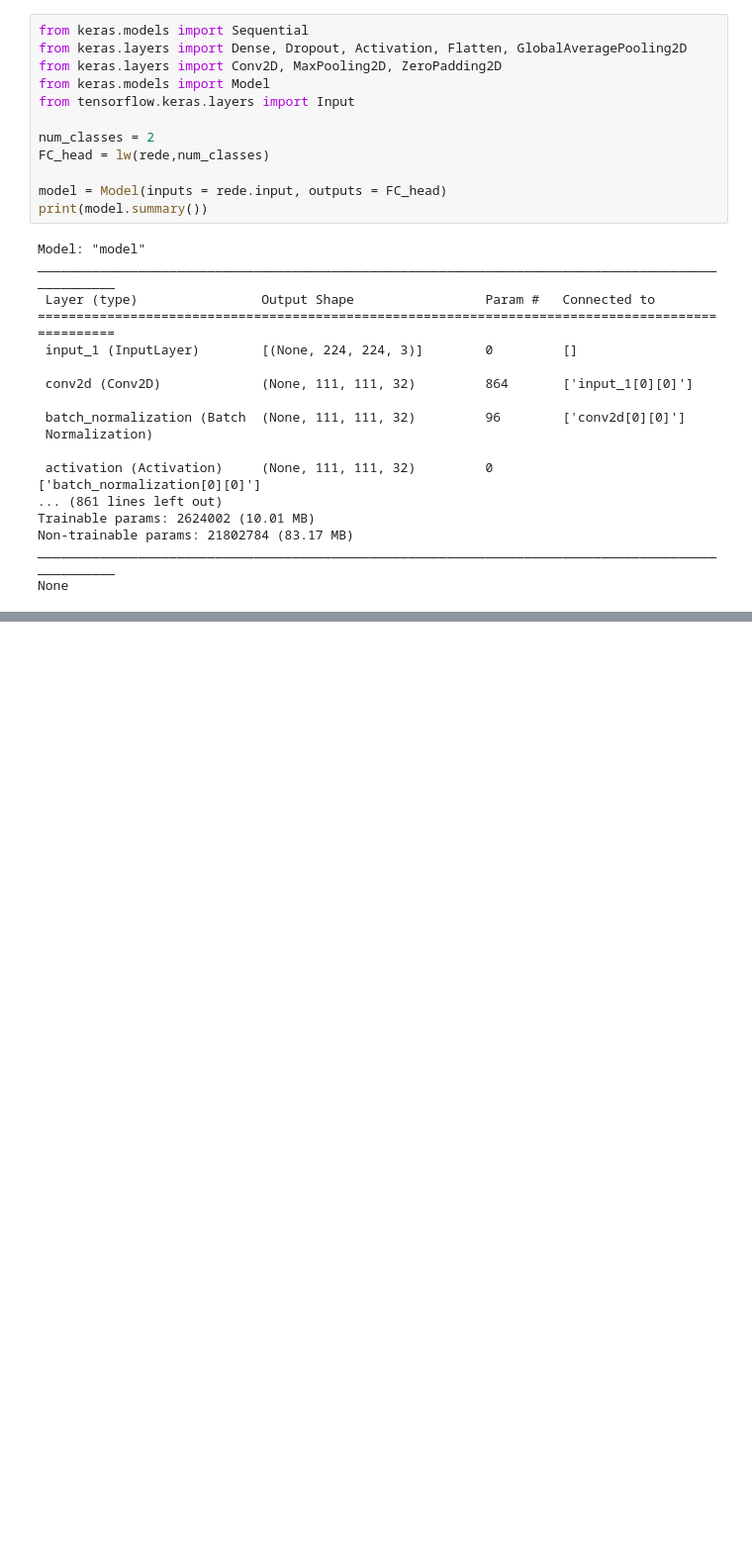
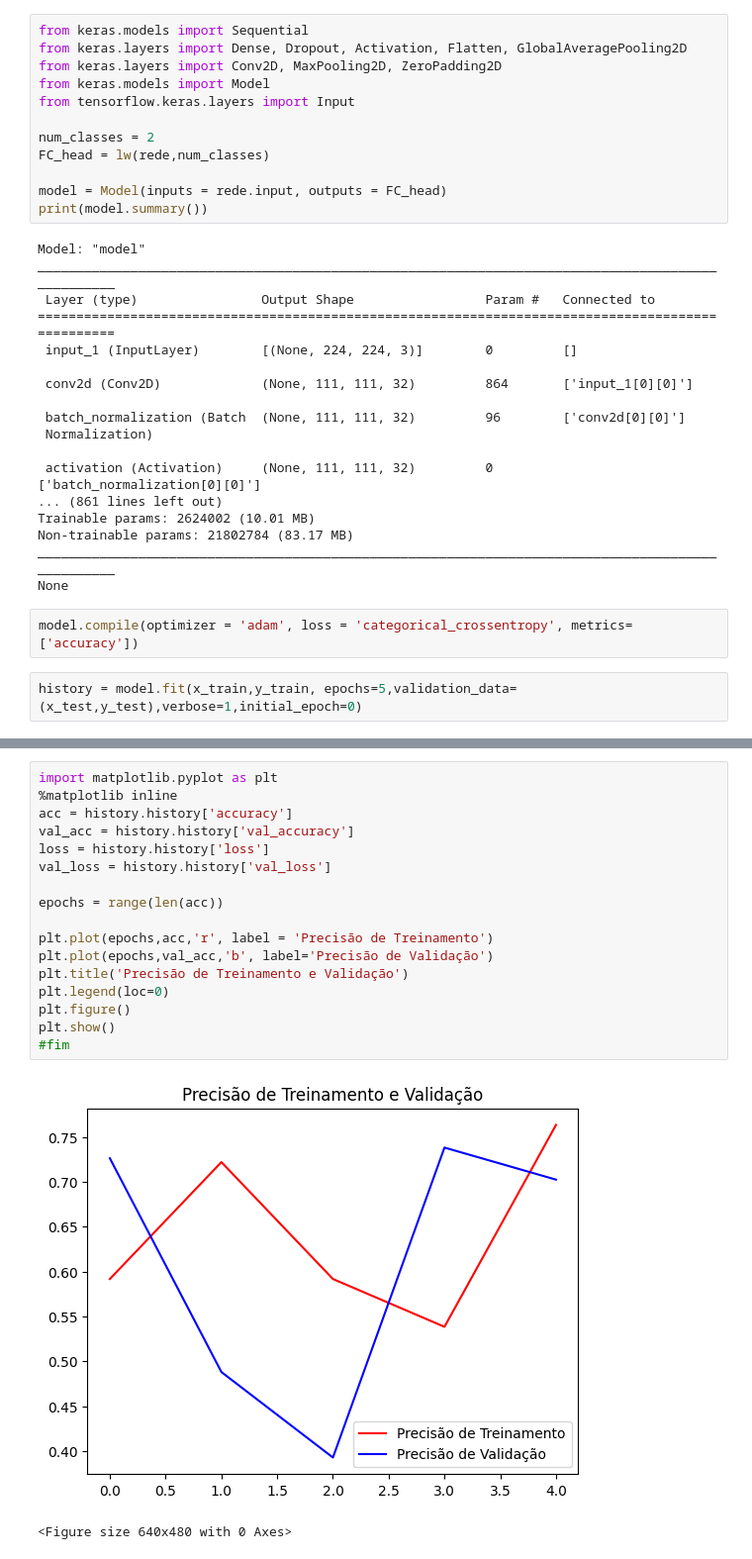
Before and after one commit to Nathan-Nicolau/RedesNeuraisTCC, a Jupyter notebook: Modelo_InceptionV3.ipynb, the cells around one changed output, grey strips where cells are left out. Shown at 99% size. Drawn from its saved outputs; the diff is of its cells as text; blank space fills up the shorter version.

```diff
--- a/Modelo_InceptionV3.ipynb
+++ b/Modelo_InceptionV3.ipynb
@@ -169,3 +169,7 @@ Trainable params: 2624002 (10.01 MB)
 Non-trainable params: 21802784 (83.17 MB)
 __________________________________________________________________________________________________
 None
+# %%
+model.compile(optimizer = 'adam', loss = 'categorical_crossentropy', metrics=['accuracy'])
+# %%
+history = model.fit(x_train,y_train, epochs=5,validation_data=(x_test,y_test),verbose=1,initial_epoch=0)
@@ -171,0 +187,20 @@ None
+# %%
+import matplotlib.pyplot as plt
+%matplotlib inline
+acc = history.history['accuracy']
+val_acc = history.history['val_accuracy']
+loss = history.history['loss']
+val_loss = history.history['val_loss']
+
+epochs = range(len(acc))
+
+plt.plot(epochs,acc,'r', label = 'Precisão de Treinamento')
+plt.plot(epochs,val_acc,'b', label='Precisão de Validação')
+plt.title('Precisão de Treinamento e Validação')
+plt.legend(loc=0)
+plt.figure()
+plt.show()
+#fim
+# %% [output]
+[figure, added]
+<Figure size 640x480 with 0 Axes>
```
Also changed, not shown: parts of 1 cell of this notebook.
